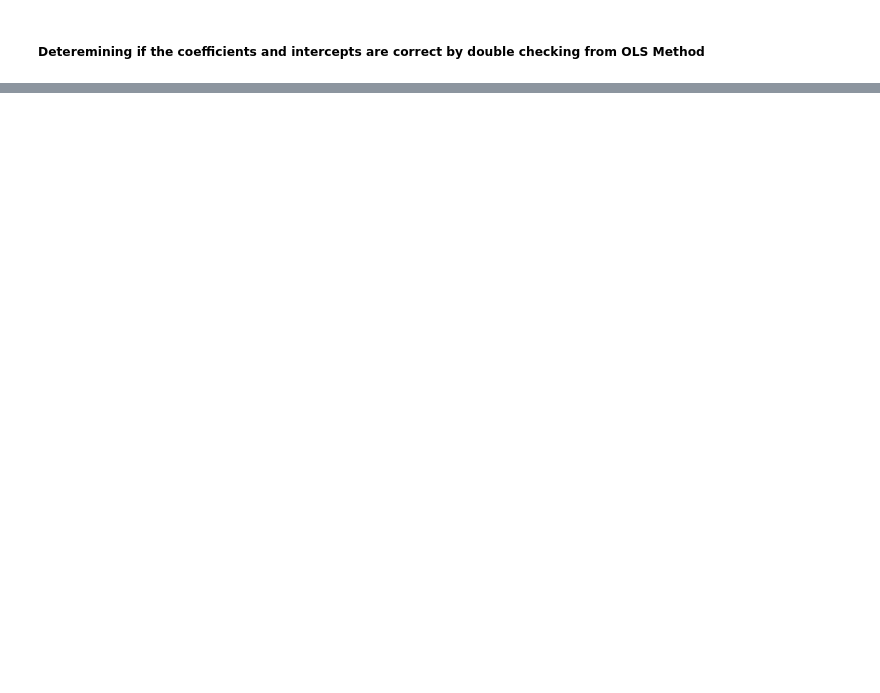
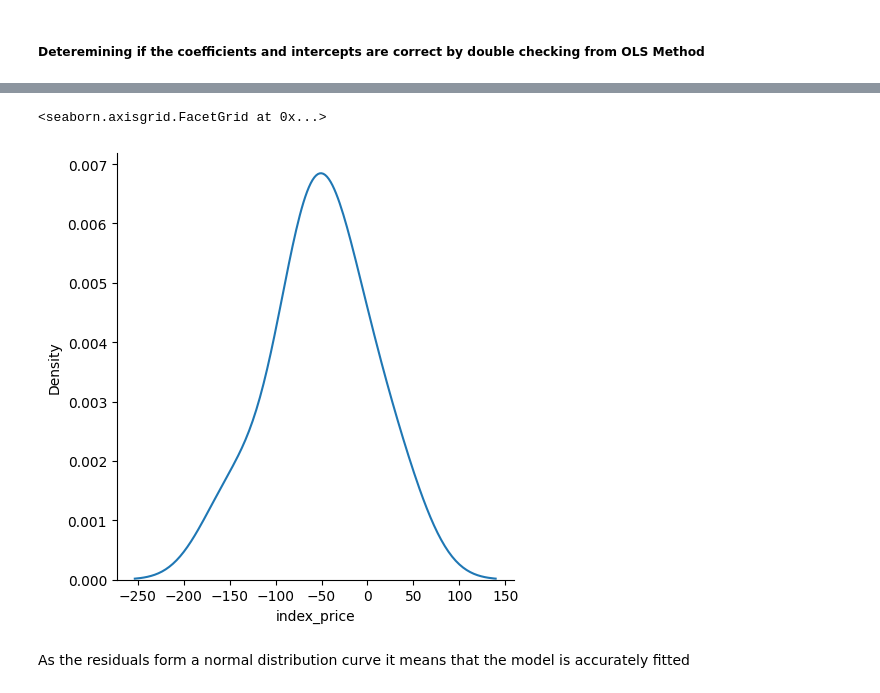
Before and after one commit to tahaftm/Udemy-ML, a Jupyter notebook: Lectures/Linear Regression/Multiple linear regression.ipynb, the cells around one changed output, grey strips where cells are left out. Cells and saved outputs as stored; diff of their text form; code cells hidden in the pictures; blank space fills up the shorter version.

Commit message:
Prooved by normally distributing

```diff
--- a/Lectures/Linear Regression/Multiple linear regression.ipynb
+++ b/Lectures/Linear Regression/Multiple linear regression.ipynb
@@ -153,0 +197,3 @@ Notes:
+# %%
+residuals = pred-Y_test
+residuals
@@ -153,0 +210,7 @@ Notes:
+# %%
+sns.displot(residuals, kind = "kde")
+# %% [output]
+<seaborn.axisgrid.FacetGrid at 0x...>
+[figure, added]
+# %% [markdown]
+As the residuals form a normal distribution curve it means that the model is accurately fitted
```
Also changed, not shown: parts of 7 cells of this notebook.
